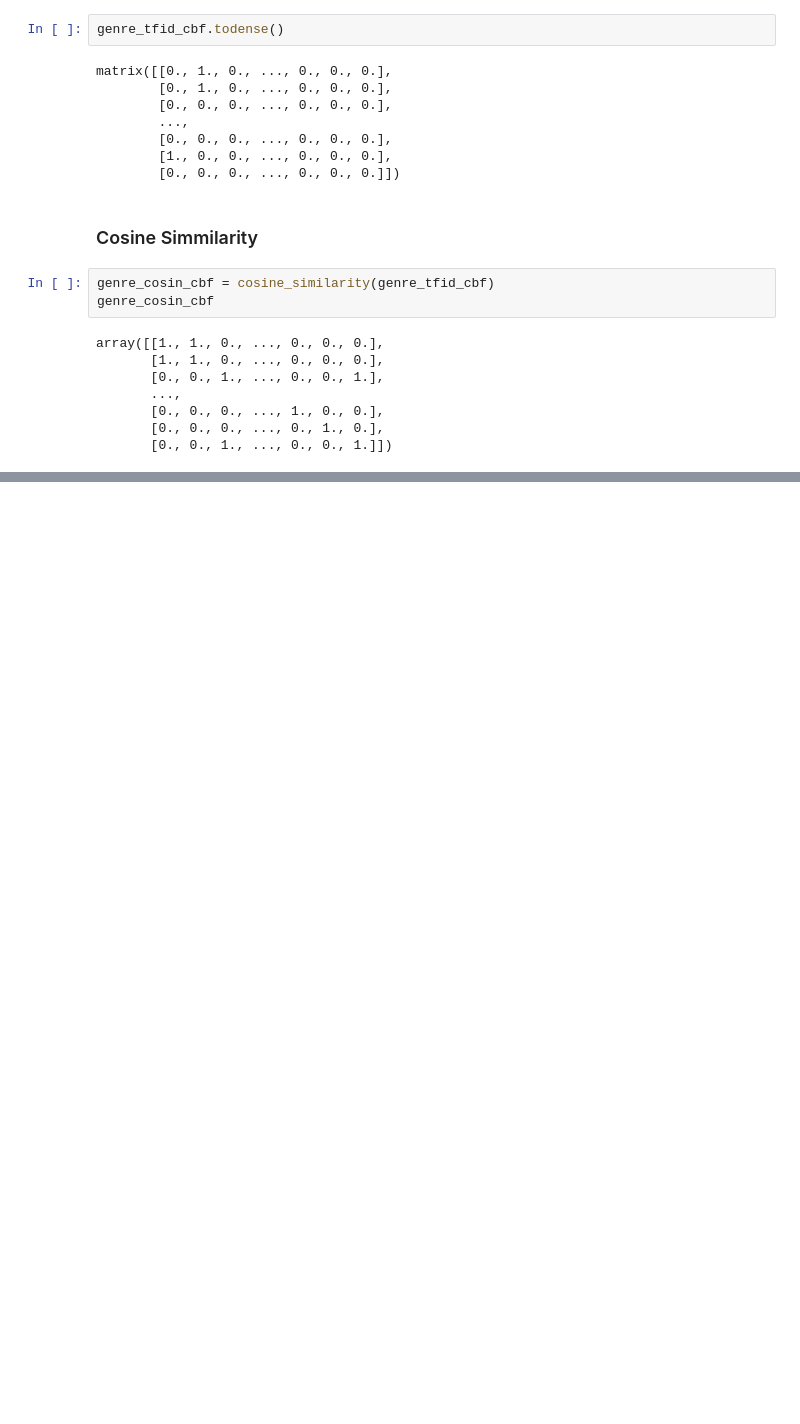
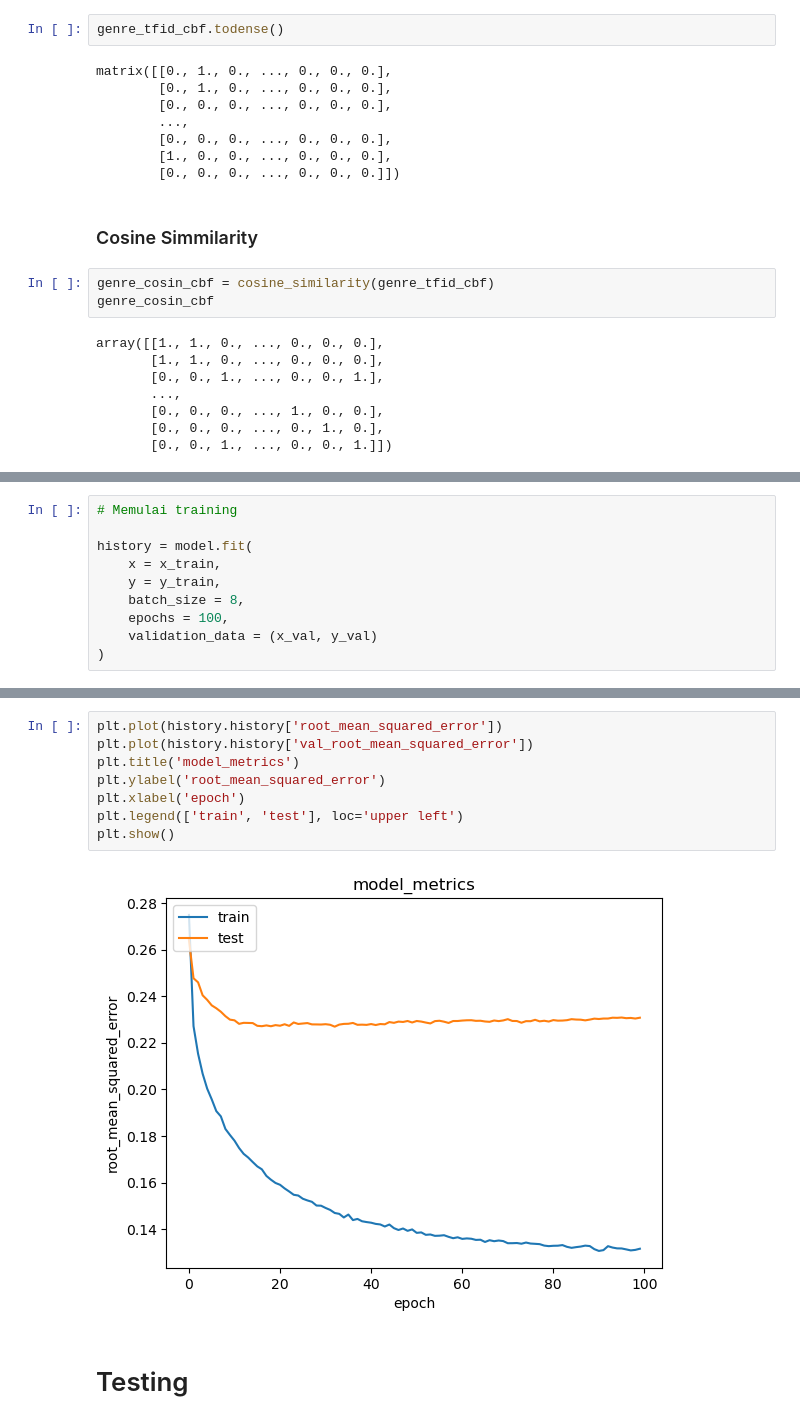
Before and after one commit to umartils/movies_recommendation_systems, a Jupyter notebook: netflix_recommendation_system.ipynb, the cells around one changed output, grey strips where cells are left out. Cells and saved outputs as stored; diff of their text form; blank space fills up the shorter version.

```diff
--- a/netflix_recommendation_system.ipynb
+++ b/netflix_recommendation_system.ipynb
@@ -368,0 +626,10 @@ genre_cosin_df.sample(5, axis=1).sample(5, axis=0)
+# %%
+# Memulai training
+
+history = model.fit(
+    x = x_train,
+    y = y_train,
+    batch_size = 8,
+    epochs = 100,
+    validation_data = (x_val, y_val)
+)
@@ -368,0 +654,12 @@ genre_cosin_df.sample(5, axis=1).sample(5, axis=0)
+# %%
+plt.plot(history.history['root_mean_squared_error'])
+plt.plot(history.history['val_root_mean_squared_error'])
+plt.title('model_metrics')
+plt.ylabel('root_mean_squared_error')
+plt.xlabel('epoch')
+plt.legend(['train', 'test'], loc='upper left')
+plt.show()
+# %% [output]
+[figure, added]
+# %% [markdown]
+# Testing
```
Also changed, not shown: parts of 31 cells of this notebook.
